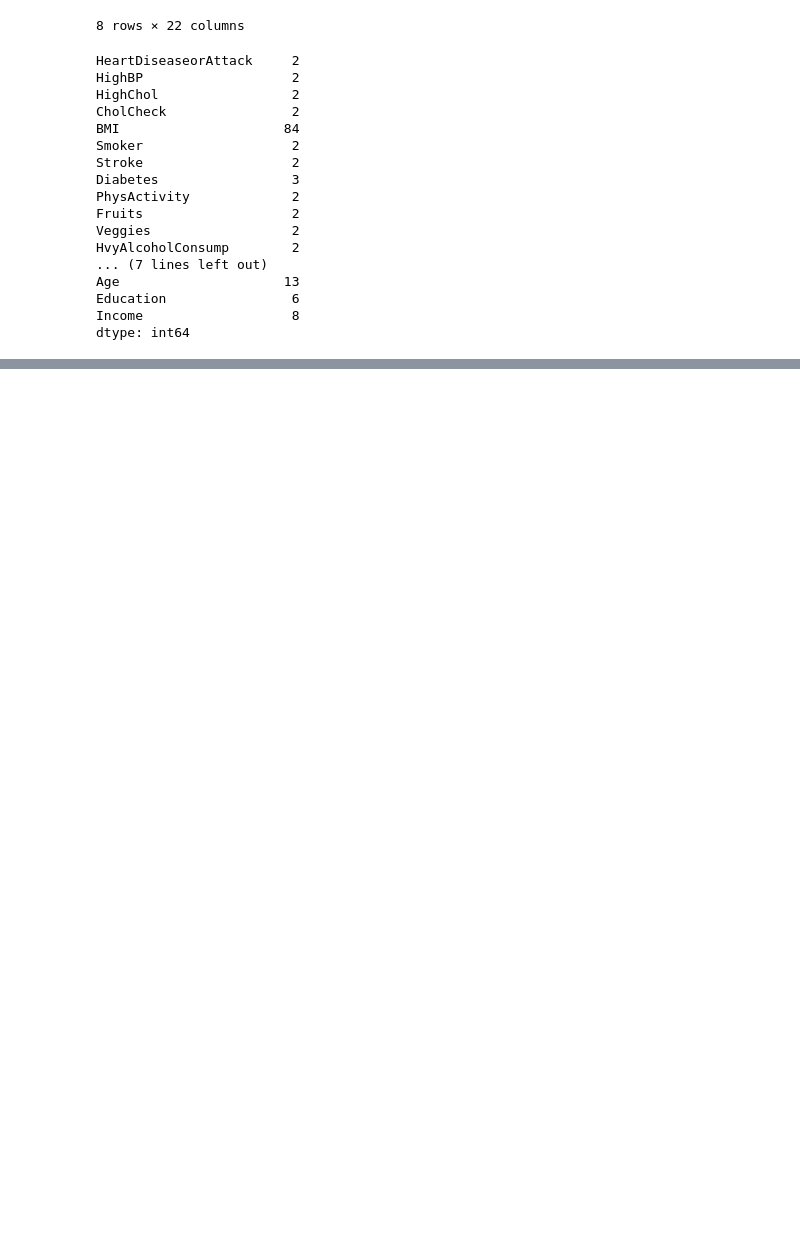
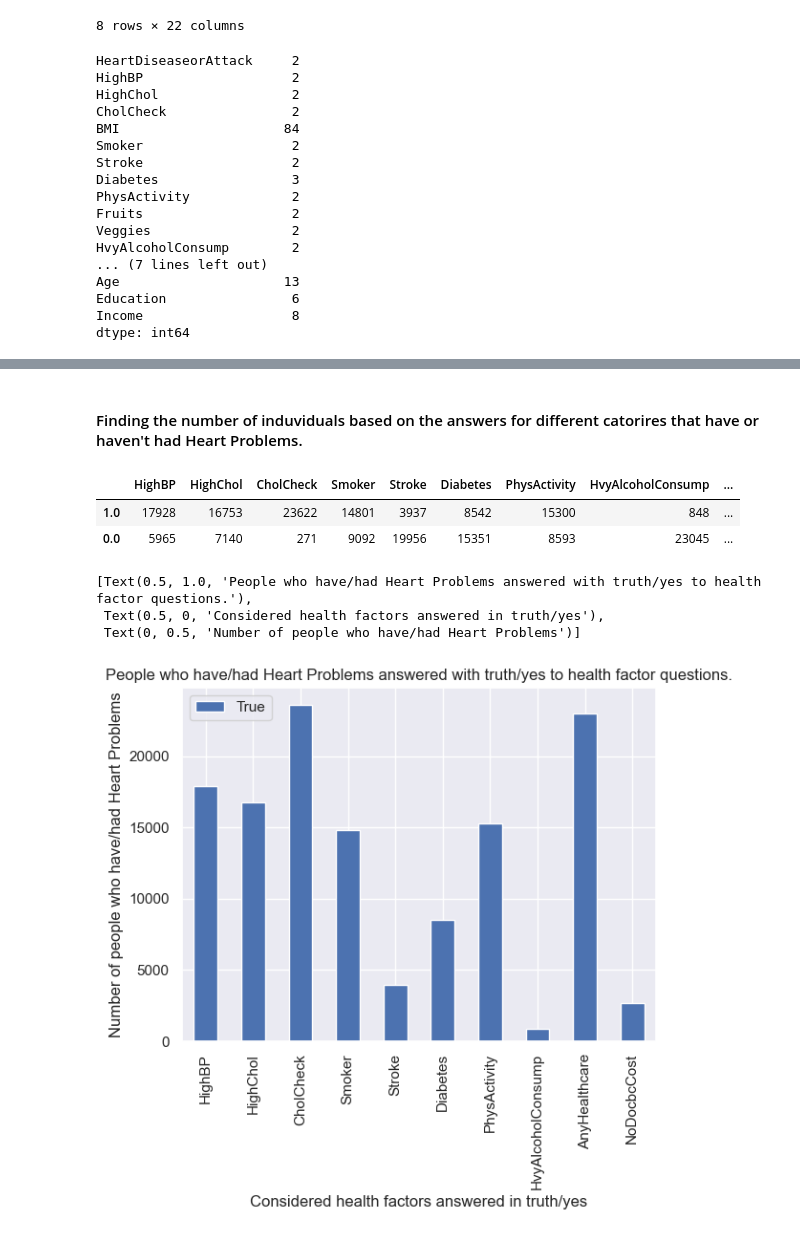
Before and after one commit to ubco-W2022T1-cosc301/project-group50, a Jupyter notebook: notebooks/analysis1.ipynb, the cells around one changed output, grey strips where cells are left out. Drawn from its saved outputs; the diff is of its cells as text; code cells hidden in the pictures; blank space fills up the shorter version.

```diff
--- a/notebooks/analysis1.ipynb
+++ b/notebooks/analysis1.ipynb
@@ -133,0 +139,4 @@ df1 = p1.processData('../heart_disease.csv')
+# %%
+dfcleaned = p1.processData('../heart_disease.csv')
+dfcleaned.rename(columns = {'HeartDiseaseorAttack' : 'HeartProblem'}, inplace = True)
+dfcleaned
@@ -133,0 +178,3 @@ df1 = p1.processData('../heart_disease.csv')
+# %%
+dfcleaned2 = dfcleaned[dfcleaned['HeartProblem'] != 0]
+dfcleaned2.reset_index(drop=True)
@@ -133,0 +195,46 @@ df1 = p1.processData('../heart_disease.csv')
+# %% [markdown]
+#### Finding the number of induviduals based on the answers for different catorires that have or haven't had Heart Problems.
+# %%
+#sns.countplot(data= dfcleaned, x=dfcleaned.columns, y= "HeartProblem"),set(title ="Highest number of heart problems")
+Diabetes1 = (dfcleaned2['Diabetes'].value_counts()[1.0])
+Diabetes2 = (dfcleaned2['Diabetes'].value_counts()[2.0])
+Diabetes4 = (dfcleaned2['Diabetes'].value_counts()[0.0])
+Diabetes3 = Diabetes1 + Diabetes2
+DiabetesFinal = pd.DataFrame({0.0:[Diabetes4],1.0:[Diabetes3]}).sort_index(ascending=True)
+DiabetesFinal.set_index([['Diabetes']*len(DiabetesFinal)], inplace=True)
+Diabetes = DiabetesFinal.transpose().sort_index(ascending=False)
+HighBP = pd.DataFrame(dfcleaned2['HighBP'].value_counts())
+HighChol = pd.DataFrame(dfcleaned2['HighChol'].value_counts())
+CholCheck = pd.DataFrame(dfcleaned2['CholCheck'].value_counts())
+Smoker = pd.DataFrame(dfcleaned2['Smoker'].value_counts())
+Stroke = pd.DataFrame(dfcleaned2['Stroke'].value_counts())
+PhysActivity = pd.DataFrame(dfcleaned2['PhysActivity'].value_counts())
+HvyAlcoholConsump = pd.DataFrame(dfcleaned2['HvyAlcoholConsump'].value_counts())
+AnyHealthcare = pd.DataFrame(dfcleaned2['AnyHealthcare'].value_counts())
+NoDocbcCost = pd.DataFrame(dfcleaned2['NoDocbcCost'].value_counts())
+
+newdf = pd.concat([HighBP, HighChol, CholCheck, Smoker, Stroke, Diabetes, PhysActivity, HvyAlcoholConsump, AnyHealthcare, NoDocbcCost], axis=1)
+newdf
+# %% [output]
+|  | HighBP | HighChol | CholCheck | Smoker | Stroke | Diabetes | PhysActivity | HvyAlcoholConsump | ... |
+| 1.0 | 17928 | 16753 | 23622 | 14801 | 3937 | 8542 | 15300 | 848 | ... |
+| 0.0 | 5965 | 7140 | 271 | 9092 | 19956 | 15351 | 8593 | 23045 | ... |
+# %%
+#sns.countplot(data= newdf, x=newdf['HighBP':'NoDocbcCost'])
+
+plotTruedata = pd.DataFrame(
+    {"True": [newdf['HighBP'].iloc[0], newdf['HighChol'].iloc[0], newdf['CholCheck'].iloc[0],
+                                 newdf['Smoker'].iloc[0], newdf['Stroke'].iloc[0], newdf['Diabetes'].iloc[0],
+                                 newdf['PhysActivity'].iloc[0], newdf['HvyAlcoholConsump'].iloc[0], newdf['AnyHealthcare'].iloc[0],
+                                 newdf['NoDocbcCost'].iloc[0]]},
+                                        index= ["HighBP", "HighChol", "CholCheck", "Smoker", "Stroke", "Diabetes", "PhysActivity",
+                                                "HvyAlcoholConsump", "AnyHealthcare", "NoDocbcCost"],
+)
+plotTruedata.plot(kind="bar").set(title = "People who have/had Heart Problems answered with truth/yes to health factor questions.",
+                                   xlabel= "Considered health factors answered in truth/yes",
+                                   ylabel= "Number of people who have/had Heart Problems")
+# %% [output]
+[Text(0.5, 1.0, 'People who have/had Heart Problems answered with truth/yes to health factor questions.'),
+ Text(0.5, 0, 'Considered health factors answered in truth/yes'),
+ Text(0, 0.5, 'Number of people who have/had Heart Problems')]
+[figure, added]
```
Also changed, not shown: parts of 17 cells of this notebook, 2 other files.
